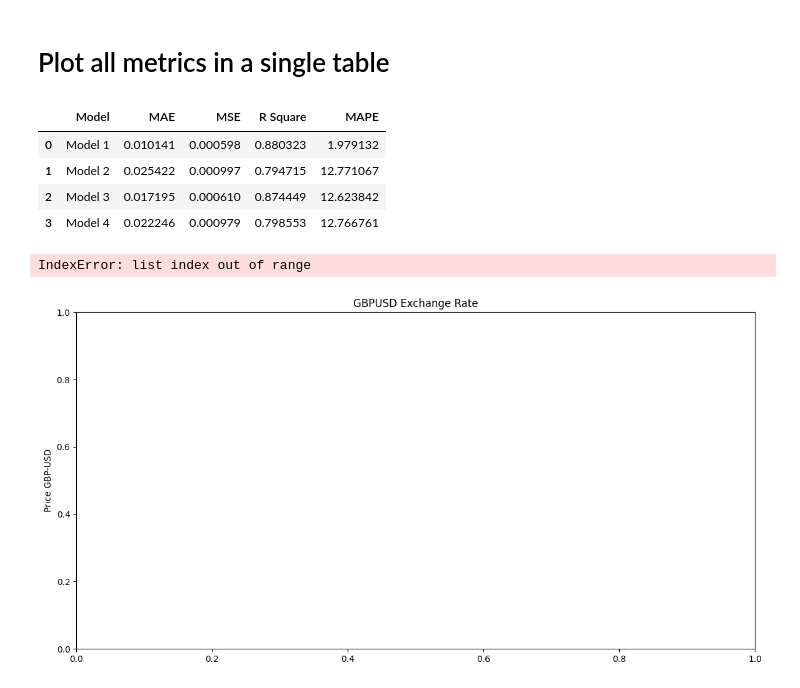
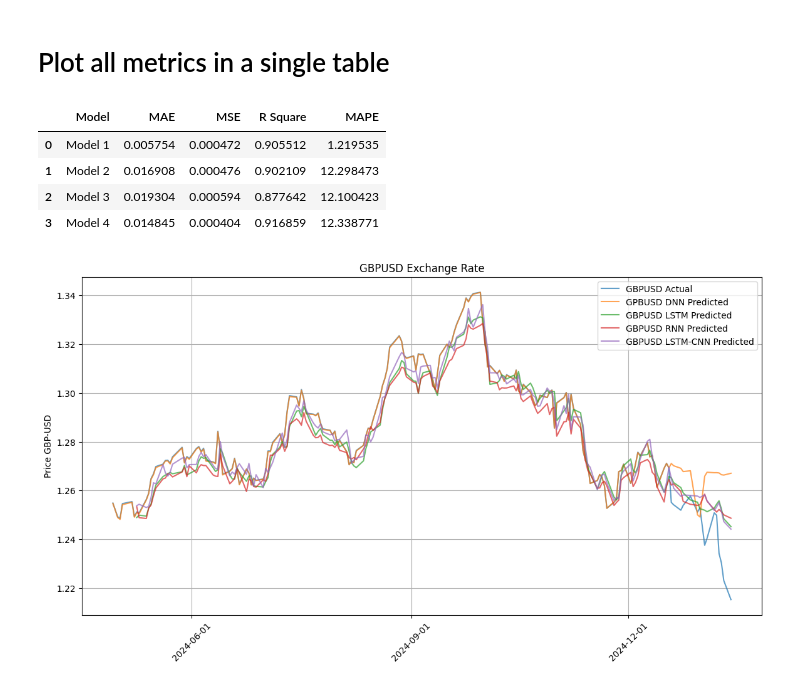
Before and after one commit to GurungPrabhu/GBP_USD-forecasting-model, a Jupyter notebook: DL_Assignment.ipynb, the cells around one changed output. Saved outputs shown, nothing was run; the diff lists cells and outputs as text; code cells hidden in the pictures.

```diff
--- a/DL_Assignment.ipynb
+++ b/DL_Assignment.ipynb
@@ -119,7 +119,7 @@ def plot_gbp_usd(data):
     for idx, dataset in enumerate(data):
         dates = dataset[0]
         prices = dataset[1]
-        label = dataset[idx][2][0]
+        label = data[idx][2]
         plt.plot(dates, prices, label=f'{label}', color=colors[idx % len(colors)], alpha=0.7)
 
     plt.xticks(pd.date_range(start=min(dates), end=max(dates), freq='3MS'), rotation=45)
@@ -475,6 +486,7 @@ plot_gbp_usd([actual_data, predicted_data])
 # Update the features as working with sequence data, its better to use previous open price as a feature
 # Scaling the feature with updated scaler
 features = ['Trend', 'Seasonality', 'Noise', 'Week', 'Month', 'Day', 'Open']
+features = ['Trend', 'Seasonality', 'Noise', 'Open']
 feature_scaler = MinMaxScaler()
 feature_scaler.fit(u_train[features])
 
@@ -680,11 +722,11 @@ Mean Absolute Percentage Error (MAPE): 12.771%
 ### Plot the Actual, Predicted Value
 # %%
 y_pred_unscaled = target_scaler.inverse_transform(np.array(y_pred).reshape(-1, 1))
-y_test_unscaled = u_test[target].values
+y_test_unscaled = u_test[target].values[7:]
 
-actual_data = [test["Date"], y_test_unscaled, "GBPUSD Actual"]
-predicted_data = [test["Date"], y_pred_unscaled, "GBPUSD Predicted"]
+actual_data = [test["Date"][7:], y_test_unscaled, "GBPUSD Actual"]
+predicted_data = [test["Date"][7:], y_pred_unscaled, "GBPUSD Predicted"]
 
-dnn_predicted = y_pred_unscaled
+lstm_pred = y_pred_unscaled
 
 plot_gbp_usd([actual_data, predicted_data])
@@ -1044,0 +1085,10 @@ Mean Absolute Percentage Error (MAPE): 12.767%
+# %%
+y_pred_unscaled = target_scaler.inverse_transform(np.array(y_pred).reshape(-1, 1))
+y_test_unscaled = u_test[target].values[7:]
+
+actual_data = [test["Date"][7:], y_test_unscaled, "GBPUSD Actual"]
+predicted_data = [test["Date"][7:], y_pred_unscaled, "GBPUSD Predicted"]
+
+lc_pred = y_pred_unscaled
+
+plot_gbp_usd([actual_data, predicted_data])
@@ -1064,20 +1116,19 @@ for i, m in enumerate(metrics):
 df
 # %% [output]
 |  | Model | MAE | MSE | R Square | MAPE |
-| 0 | Model 1 | 0.010141 | 0.000598 | 0.880323 | 1.979132 |
-| 1 | Model 2 | 0.025422 | 0.000997 | 0.794715 | 12.771067 |
-| 2 | Model 3 | 0.017195 | 0.000610 | 0.874449 | 12.623842 |
-| 3 | Model 4 | 0.022246 | 0.000979 | 0.798553 | 12.766761 |
+| 0 | Model 1 | 0.005754 | 0.000472 | 0.905512 | 1.219535 |
+| 1 | Model 2 | 0.016908 | 0.000476 | 0.902109 | 12.298473 |
+| 2 | Model 3 | 0.019304 | 0.000594 | 0.877642 | 12.100423 |
+| 3 | Model 4 | 0.014845 | 0.000404 | 0.916859 | 12.338771 |
 # %%
 dnn_features = ['Trend', 'Seasonality', 'Noise', 'Week', 'Month', 'Day', 'Open']
 
 plot_gbp_usd([
-	[test['Date'], u_test['Open']], "GBPUSD Actual",
-	[test['Date'], dnn_predicted], "GPBUSD DNN Predicted",
-	[test['Date'][7:], lstm_pred.flatten(), "GBPUSD LSTM Predicted"],
-	[test['Date'][7:], rnn_pred.flatten(), "GBPUSD RNN Predicted"],
-	[test['Date'][7:], lc_pred.flatten(), "GBPUSD LSTM-CNN Predicted"],
+	[test['Date'], u_test['Open'], "GBPUSD Actual"],
+	[test['Date'], dnn_predicted, "GPBUSD DNN Predicted"],
+	[test['Date'][7:], lstm_pred, "GBPUSD LSTM Predicted"],
+	[test['Date'][7:], rnn_pred, "GBPUSD RNN Predicted"],
+	[test['Date'][7:], lc_pred, "GBPUSD LSTM-CNN Predicted"],
 ])
 # %% [output]
-IndexError: list index out of range
-[figure, old version]
+[figure, new version]
```
Also changed, not shown: parts of 23 cells of this notebook.
